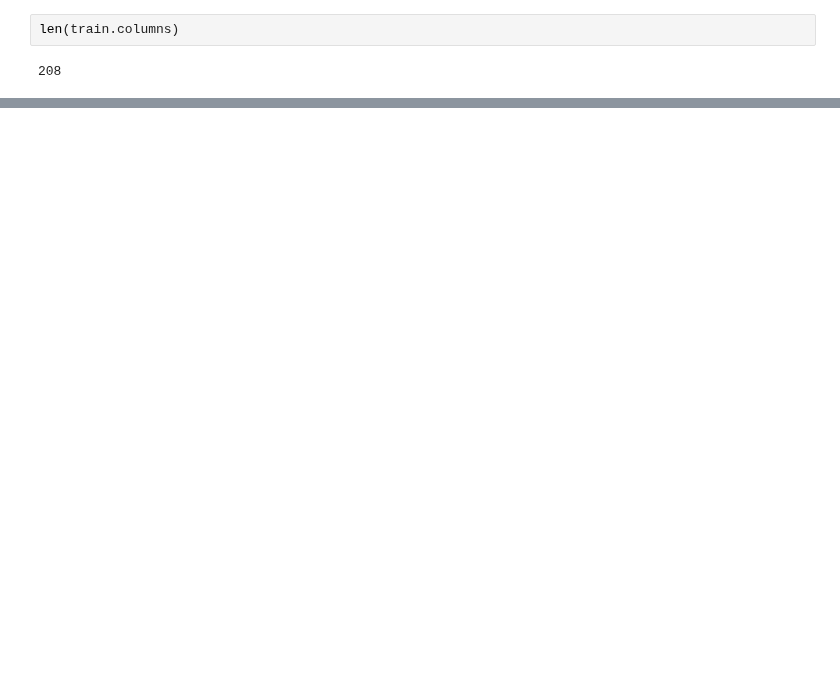
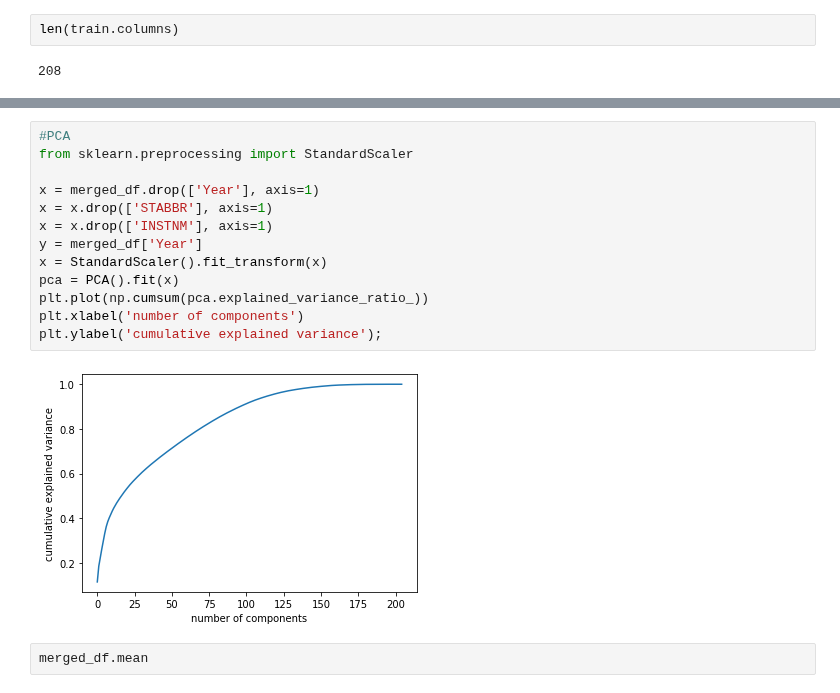
Before and after one commit to jeswan/post-secondary-education, a Jupyter notebook: sandbox_jesse.ipynb, the cells around one changed output, grey strips where cells are left out. Drawn from its saved outputs; the diff is of its cells as text; blank space fills up the shorter version.

```diff
--- a/sandbox_jesse.ipynb
+++ b/sandbox_jesse.ipynb
@@ -106,0 +110,17 @@ NameError: name 'create_random_forest' is not defined
+# %%
+#PCA
+from sklearn.preprocessing import StandardScaler
+
+x = merged_df.drop(['Year'], axis=1)
+x = x.drop(['STABBR'], axis=1)
+x = x.drop(['INSTNM'], axis=1)
+y = merged_df['Year']
+x = StandardScaler().fit_transform(x)
+pca = PCA().fit(x)
+plt.plot(np.cumsum(pca.explained_variance_ratio_))
+plt.xlabel('number of components')
+plt.ylabel('cumulative explained variance');
+# %% [output]
+[figure, added]
+# %%
+merged_df.mean
```
Also changed, not shown: parts of 13 cells of this notebook.
